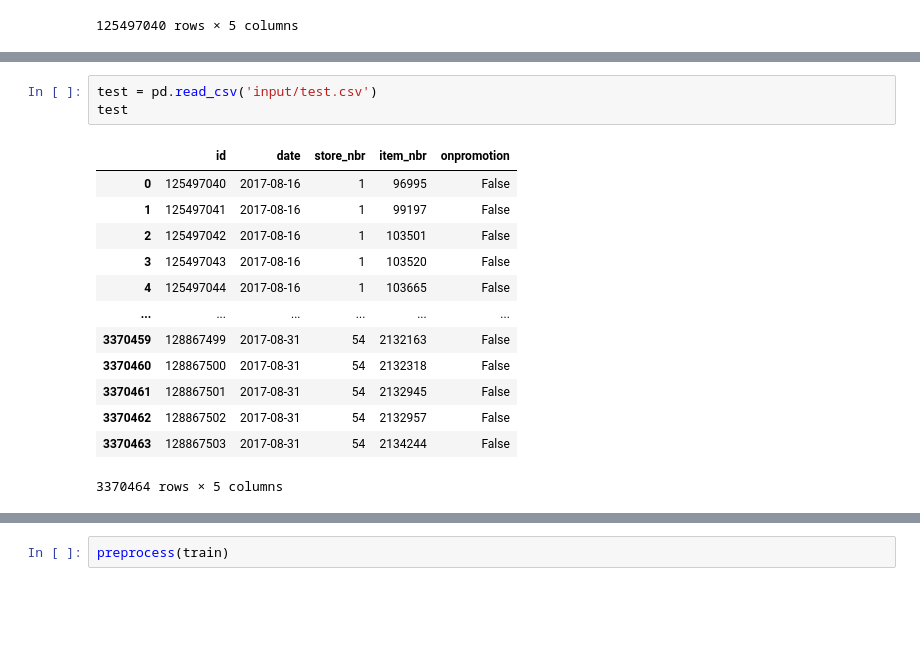
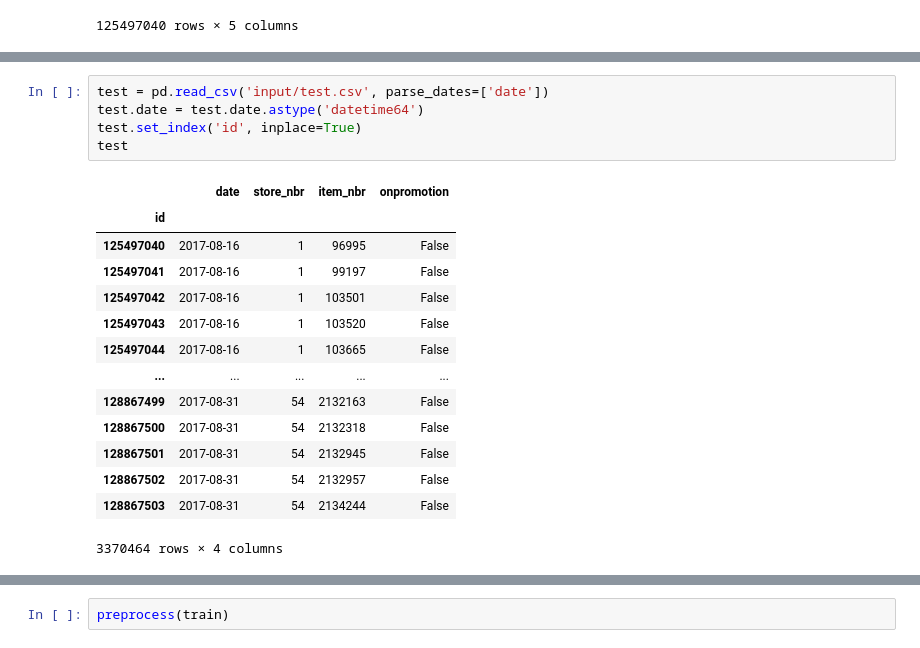
Before and after one commit to Naorko/forcasting-favorita-tf, a Jupyter notebook: workshop_favorita.ipynb, the cells around one changed output, grey strips where cells are left out. Cells and saved outputs as stored; diff of their text form; blank space fills up the shorter version.

```diff
--- a/workshop_favorita.ipynb
+++ b/workshop_favorita.ipynb
@@ -167,17 +105,20 @@ oil
 # %%
-test = pd.read_csv('input/test.csv')
+test = pd.read_csv('input/test.csv', parse_dates=['date'])
+test.date = test.date.astype('datetime64')
+test.set_index('id', inplace=True)
 test
 # %% [output]
-|  | id | date | store_nbr | item_nbr | onpromotion |
-| 0 | 125497040 | 2017-08-16 | 1 | 96995 | False |
-| 1 | 125497041 | 2017-08-16 | 1 | 99197 | False |
-| 2 | 125497042 | 2017-08-16 | 1 | 103501 | False |
-| 3 | 125497043 | 2017-08-16 | 1 | 103520 | False |
-| 4 | 125497044 | 2017-08-16 | 1 | 103665 | False |
-| ... | ... | ... | ... | ... | ... |
-| 3370459 | 128867499 | 2017-08-31 | 54 | 2132163 | False |
-| 3370460 | 128867500 | 2017-08-31 | 54 | 2132318 | False |
-| 3370461 | 128867501 | 2017-08-31 | 54 | 2132945 | False |
-| 3370462 | 128867502 | 2017-08-31 | 54 | 2132957 | False |
-| 3370463 | 128867503 | 2017-08-31 | 54 | 2134244 | False |
+|  | date | store_nbr | item_nbr | onpromotion |
+| id |  |  |  |  |
+| 125497040 | 2017-08-16 | 1 | 96995 | False |
+| 125497041 | 2017-08-16 | 1 | 99197 | False |
+| 125497042 | 2017-08-16 | 1 | 103501 | False |
+| 125497043 | 2017-08-16 | 1 | 103520 | False |
+| 125497044 | 2017-08-16 | 1 | 103665 | False |
+| ... | ... | ... | ... | ... |
+| 128867499 | 2017-08-31 | 54 | 2132163 | False |
+| 128867500 | 2017-08-31 | 54 | 2132318 | False |
+| 128867501 | 2017-08-31 | 54 | 2132945 | False |
+| 128867502 | 2017-08-31 | 54 | 2132957 | False |
+| 128867503 | 2017-08-31 | 54 | 2134244 | False |
-3370464 rows × 5 columns
+3370464 rows × 4 columns
```
Also changed, not shown: parts of 92 cells of this notebook, 2 other files.
